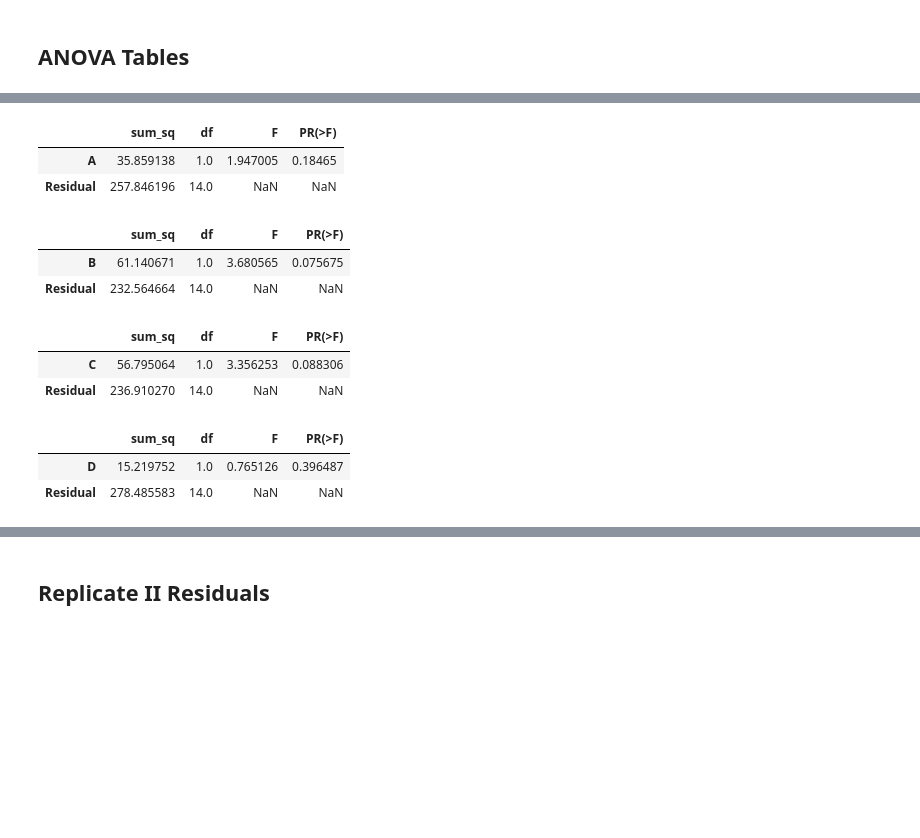
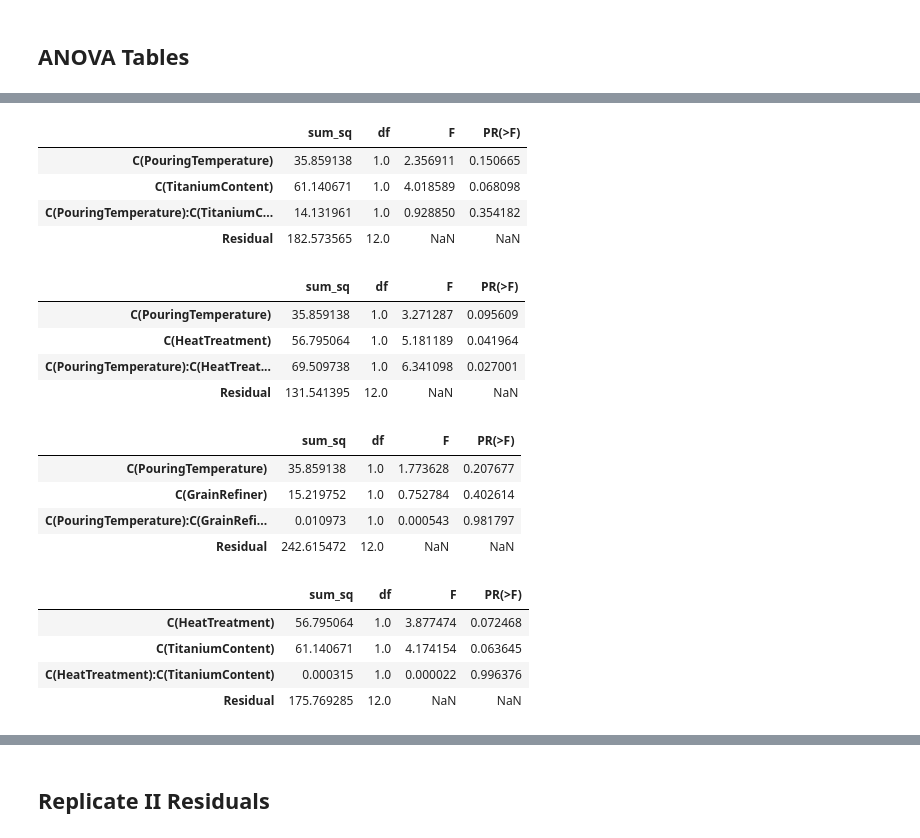
Before and after one commit to Cooper2112/SQC, a Jupyter notebook: SQCHW13b.ipynb, the cells around one changed output, grey strips where cells are left out. Drawn from its saved outputs; the diff is of its cells as text; code cells hidden in the pictures; blank space fills up the shorter version.

```diff
--- a/SQCHW13b.ipynb
+++ b/SQCHW13b.ipynb
@@ -25,6 +25,6 @@ Drive already mounted at /content/drive; to attempt to forcibly remount, call dr
 # %%
 import pandas as pd
-data2 = pd.read_csv('drive/My Drive/Colab Notebooks/SQC13.6.csv', sep=',')
+data2 = pd.read_csv('drive/My Drive/Colab Notebooks/SQC13.19.csv', sep=',')
 
 data2
 # %% [output]
@@ -82,32 +110,40 @@ aov_table
 # %%
-model = ols('II ~ A', data=data2).fit()
+model = ols('II ~ C(PouringTemperature) + C(TitaniumContent) + C(PouringTemperature):C(TitaniumContent)', data=data2).fit()
 aov_table = sm.stats.anova_lm(model, typ=2)
 aov_table
 # %% [output]
 |  | sum_sq | df | F | PR(>F) |
-| A | 35.859138 | 1.0 | 1.947005 | 0.18465 |
-| Residual | 257.846196 | 14.0 | NaN | NaN |
+| C(PouringTemperature) | 35.859138 | 1.0 | 2.356911 | 0.150665 |
+| C(TitaniumContent) | 61.140671 | 1.0 | 4.018589 | 0.068098 |
+| C(PouringTemperature):C(TitaniumC... | 14.131961 | 1.0 | 0.928850 | 0.354182 |
+| Residual | 182.573565 | 12.0 | NaN | NaN |
 # %%
-model = ols('II ~ B', data=data2).fit()
+model = ols('II ~ C(PouringTemperature) + C(HeatTreatment) + C(PouringTemperature):C(HeatTreatment)', data=data2).fit()
 aov_table = sm.stats.anova_lm(model, typ=2)
 aov_table
 # %% [output]
 |  | sum_sq | df | F | PR(>F) |
-| B | 61.140671 | 1.0 | 3.680565 | 0.075675 |
-| Residual | 232.564664 | 14.0 | NaN | NaN |
+| C(PouringTemperature) | 35.859138 | 1.0 | 3.271287 | 0.095609 |
+| C(HeatTreatment) | 56.795064 | 1.0 | 5.181189 | 0.041964 |
+| C(PouringTemperature):C(HeatTreat... | 69.509738 | 1.0 | 6.341098 | 0.027001 |
+| Residual | 131.541395 | 12.0 | NaN | NaN |
 # %%
-model = ols('II ~ C', data=data2).fit()
+model = ols('II ~ C(PouringTemperature) + C(GrainRefiner) + C(PouringTemperature):C(GrainRefiner)', data=data2).fit()
 aov_table = sm.stats.anova_lm(model, typ=2)
 aov_table
 # %% [output]
 |  | sum_sq | df | F | PR(>F) |
-| C | 56.795064 | 1.0 | 3.356253 | 0.088306 |
-| Residual | 236.910270 | 14.0 | NaN | NaN |
+| C(PouringTemperature) | 35.859138 | 1.0 | 1.773628 | 0.207677 |
+| C(GrainRefiner) | 15.219752 | 1.0 | 0.752784 | 0.402614 |
+| C(PouringTemperature):C(GrainRefi... | 0.010973 | 1.0 | 0.000543 | 0.981797 |
+| Residual | 242.615472 | 12.0 | NaN | NaN |
 # %%
-model = ols('II ~ D', data=data2).fit()
+model = ols('II ~ C(HeatTreatment) + C(TitaniumContent) + C(HeatTreatment):C(TitaniumContent)', data=data2).fit()
 aov_table = sm.stats.anova_lm(model, typ=2)
 aov_table
 # %% [output]
 |  | sum_sq | df | F | PR(>F) |
-| D | 15.219752 | 1.0 | 0.765126 | 0.396487 |
-| Residual | 278.485583 | 14.0 | NaN | NaN |
+| C(HeatTreatment) | 56.795064 | 1.0 | 3.877474 | 0.072468 |
+| C(TitaniumContent) | 61.140671 | 1.0 | 4.174154 | 0.063645 |
+| C(HeatTreatment):C(TitaniumContent) | 0.000315 | 1.0 | 0.000022 | 0.996376 |
+| Residual | 175.769285 | 12.0 | NaN | NaN |
```
Also changed, not shown: parts of 10 cells of this notebook.
